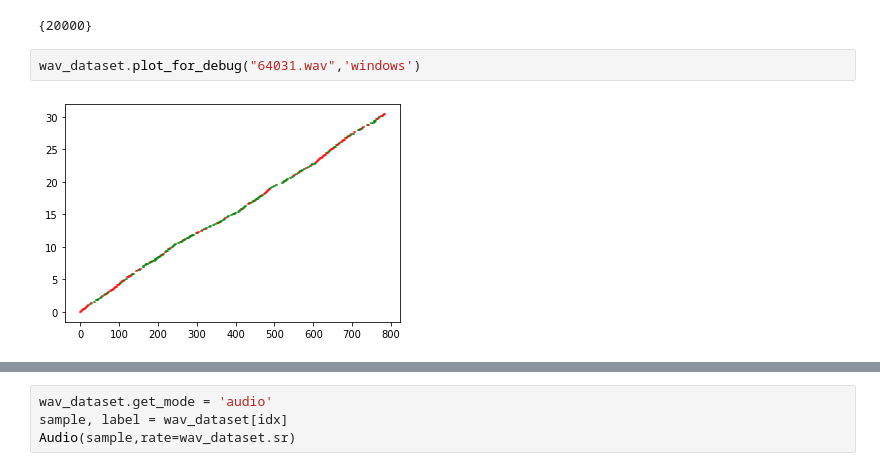
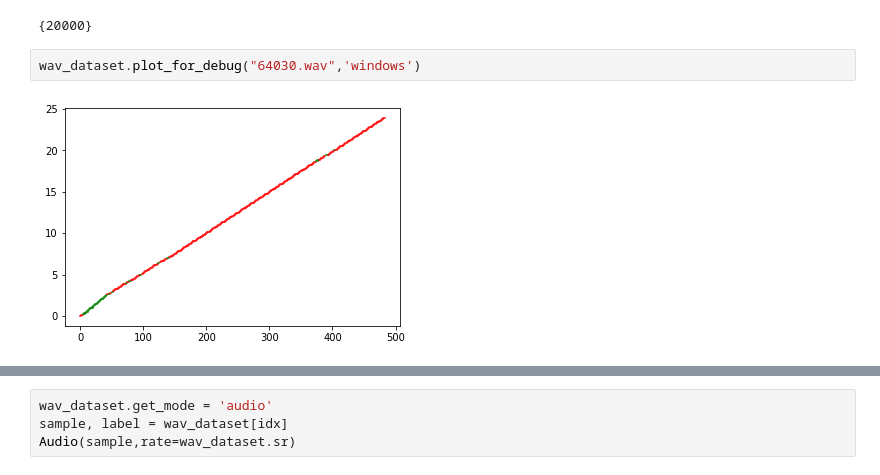
Before and after one commit to orcasound/aifororcas-livesystem, a Jupyter notebook: data_ml/DataSanityCheck.ipynb, the cells around one changed output, grey strips where cells are left out. Cells and saved outputs as stored; diff of their text form.

```diff
--- a/data_ml/DataSanityCheck.ipynb
+++ b/data_ml/DataSanityCheck.ipynb
@@ -160,9 +214,9 @@ set(sampling_rates)
 # %% [output]
 {20000}
 # %%
-wav_dataset.plot_for_debug("64031.wav",'windows')
+wav_dataset.plot_for_debug("64030.wav",'windows')
 # %% [output]
-[figure, old version]
+[figure, new version]
 # %%
 idx = np.random.choice(len(wav_dataset))
 _, label = wav_dataset[idx]
```
Also changed, not shown: parts of 23 cells of this notebook, 4 other files.
